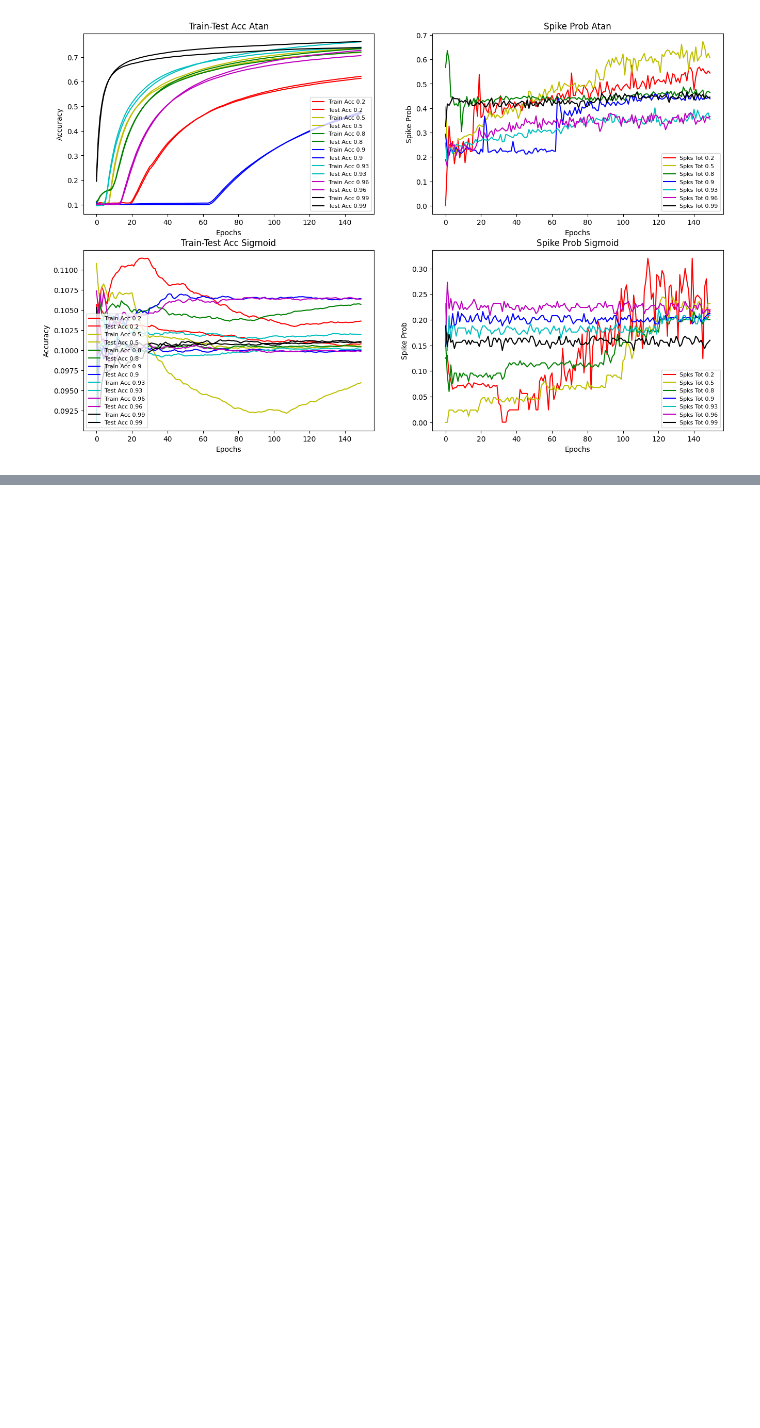
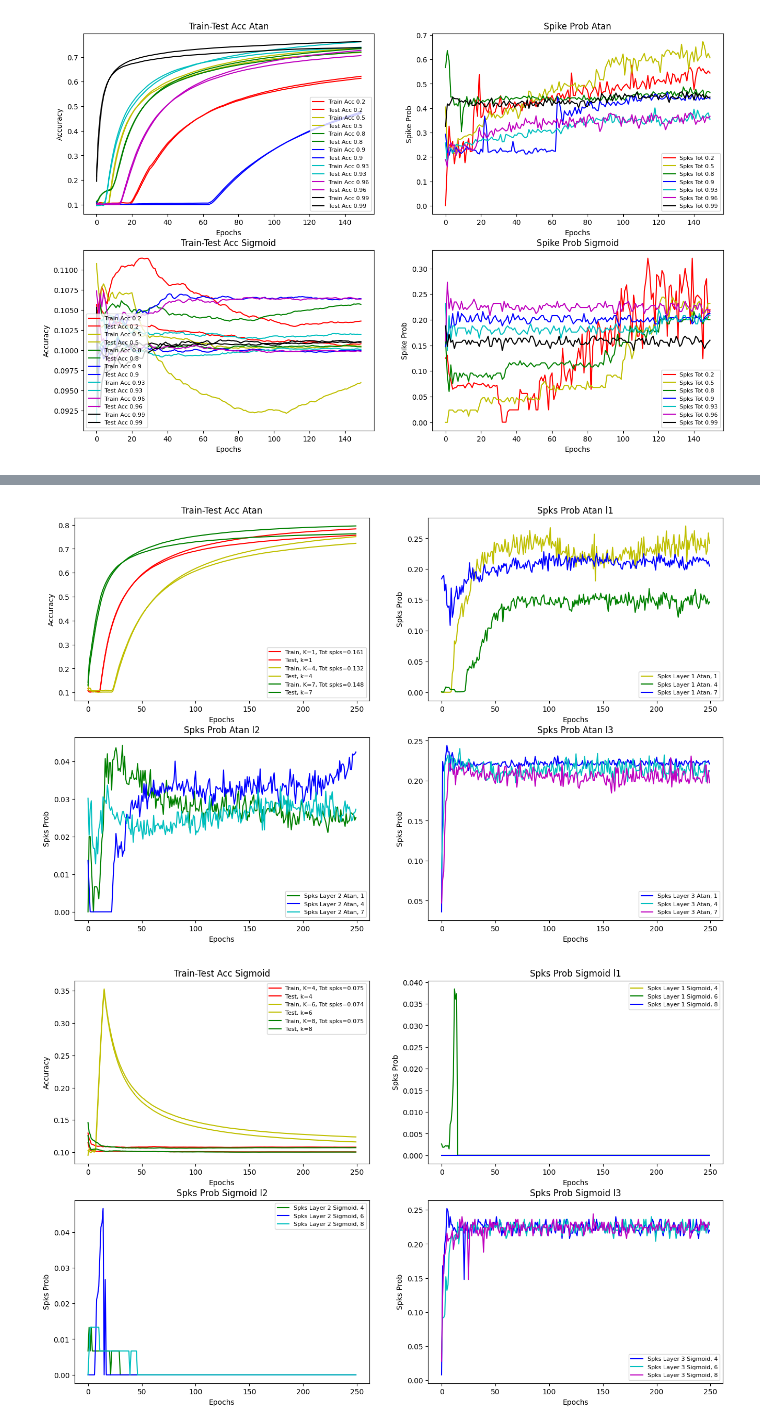
Before and after one commit to LucaFrat/Research_Intern_SNN, a Jupyter notebook: Visualize.ipynb, the cells around one changed output, grey strips where cells are left out. Drawn from its saved outputs; the diff is of its cells as text; code cells hidden in the pictures; blank space fills up the shorter version.

Commit message:
Plots different surrogates for different slopes, setup longer training only 2 surrogate functions

```diff
--- a/Visualize.ipynb
+++ b/Visualize.ipynb
@@ -155,0 +208,53 @@ plt.show()
+# %%
+# Plot Atan vs Sigmoid vs Fast-Sigmoid, for slope coefficient
+
+epochs = range(np.shape(Spks_Atan_1)[1])
+
+colors = ['r', 'y', 'g', 'b', 'c', 'm', 'k']
+SURR_NAMES = ['Atan', 'Sigmoid', 'FastSigm']
+SURR_SLOPES = {'Atan': [1, 4, 7], 'Sigmoid': [4, 6, 8], 'FastSigm': [0.5, 0.7, 0.9]}
+
+
+def plot_per_slope(index_surr: int):
+
+    fig, axes = plt.subplots(2,2, figsize=(16,10))
+    # loop over the 3 slopes
+    for i in range(np.shape(Spks_Atan_1)[0]):
+        axes[0,0].plot(epochs, Accs[index_surr][i][0], f'{colors[i]}',
+                       label=f'Train, K={SURR_SLOPES[SURR_NAMES[index_surr]][i]}, Tot spks={Spks_tot_overall[3*index_surr+i]:.3f}')
+        axes[0,0].plot(epochs, Accs[index_surr][i][1], f'{colors[i]}',
+                       label=f'Test, k={SURR_SLOPES[SURR_NAMES[index_surr]][i]}')
+        axes[0,1].plot(epochs, Spks_1[index_surr][i], f'{colors[i+1]}',
+                       label=f'Spks Layer 1 {SURR_NAMES[index_surr]}, {SURR_SLOPES[SURR_NAMES[index_surr]][i]}')
+        axes[1,0].plot(epochs, Spks_2[index_surr][i], f'{colors[i+2]}',
+                       label=f'Spks Layer 2 {SURR_NAMES[index_surr]}, {SURR_SLOPES[SURR_NAMES[index_surr]][i]}')
+        axes[1,1].plot(epochs, Spks_3[index_surr][i], f'{colors[i+3]}',
+                       label=f'Spks Layer 3 {SURR_NAMES[index_surr]}, {SURR_SLOPES[SURR_NAMES[index_surr]][i]}')
+
+    axes[0,0].set_title(f'Train-Test Acc {SURR_NAMES[index_surr]}')
+    axes[0,1].set_title(f'Spks Prob {SURR_NAMES[index_surr]} l1')
+    axes[1,0].set_title(f'Spks Prob {SURR_NAMES[index_surr]} l2')
+    axes[1,1].set_title(f'Spks Prob {SURR_NAMES[index_surr]} l3')
+    axes[0,0].set_xlabel('Epochs')
+    axes[0,1].set_xlabel('Epochs')
+    axes[1,0].set_xlabel('Epochs')
+    axes[1,1].set_xlabel('Epochs')
+
+    axes[0,0].set_ylabel('Accuracy')
+    axes[0,1].set_ylabel('Spks Prob')
+    axes[1,0].set_ylabel('Spks Prob')
+    axes[1,1].set_ylabel('Spks Prob')
+
+    axes[0,0].legend(fontsize=8)
+    axes[0,1].legend(fontsize=8)
+    axes[1,0].legend(fontsize=8)
+    axes[1,1].legend(fontsize=8)
+
+
+for index in range(np.shape(Spks_Atan_1)[0]):
+    plot_per_slope(index_surr=index)
+
+plt.show()
+# %% [output]
+[figure, added]
+[figure, added]
```
Also changed, not shown: parts of 2 cells of this notebook, 4 other files.
